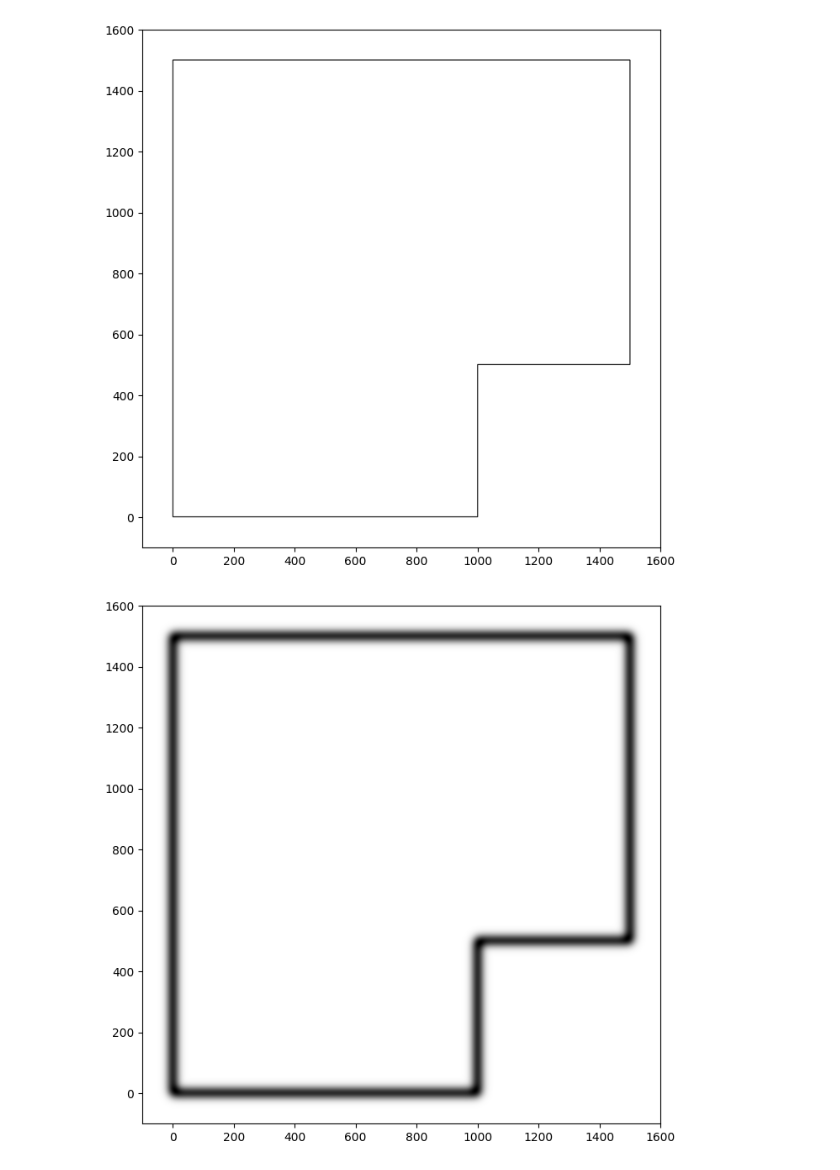
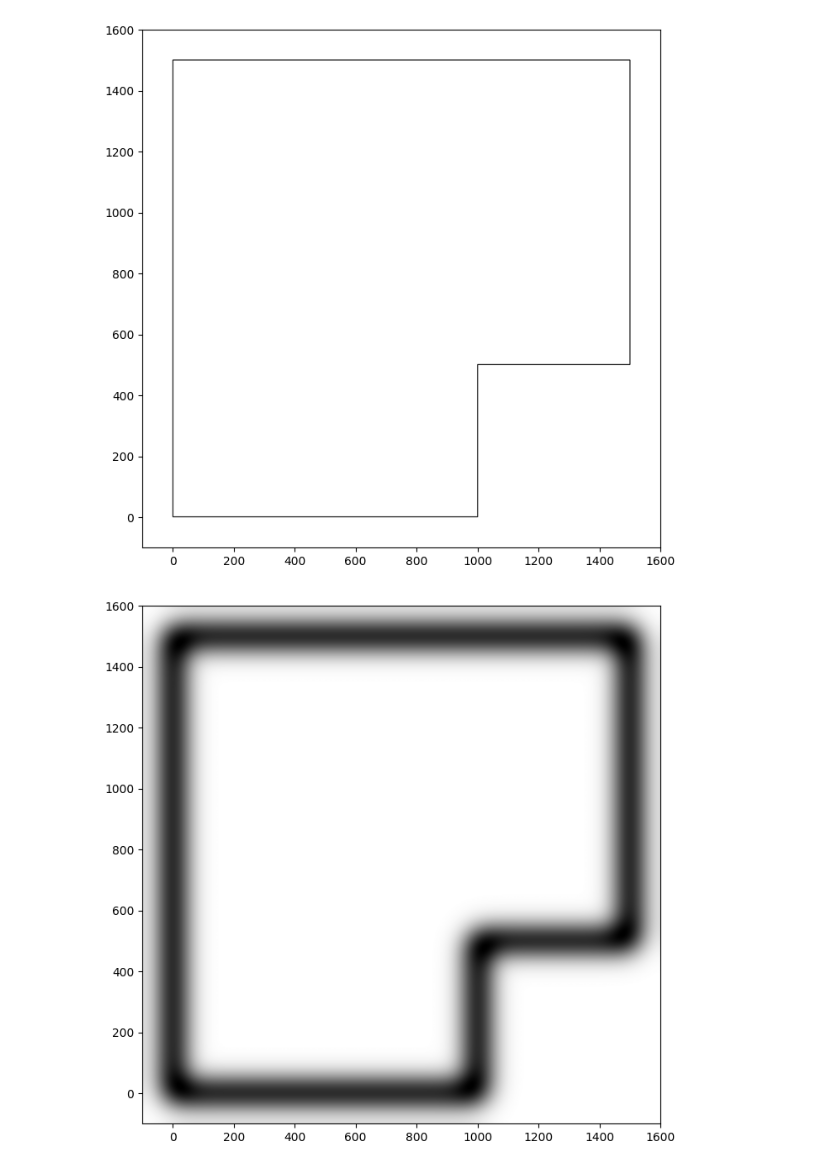
Before and after one commit to PacktPublishing/Learn-Robotics-Programming-3rd-edition, a Jupyter notebook: experiments/boundary_probabilities.ipynb, the cells around one changed output. Drawn from its saved outputs; the diff is of its cells as text; code cells hidden in the pictures.

```diff
--- a/experiments/boundary_probabilities.ipynb
+++ b/experiments/boundary_probabilities.ipynb
@@ -11,13 +12,14 @@ low_probability = 10 ** -10
 # Ranges for world x and y coordinates, indexed by map coordinates
 map_frame = arena.MapFrame(100)
 # %%
-def plot_map(map_data):
+def plot_map(map_data, axs=plt):
     plt.figure(figsize=(8, 8))
     plt.imshow(
         map_data,
         cmap='gray_r',
         origin='lower',
-        extent=[map_frame.w_left, map_frame.w_right, map_frame.w_bottom, map_frame.w_top]
+        extent=[map_frame.w_left, map_frame.w_right, map_frame.w_bottom, map_frame.w_top],
+        aspect='equal'
     )
 # %%
 walls_map = np.zeros((map_frame.height, map_frame.width), dtype=np.float32)
@@ -29,8 +31,8 @@ plot_map(walls_map)
 # %% [output]
 [figure]
 # %%
-distance_map = cv2.GaussianBlur(walls_map, (0, 0), 15)
+distance_map = cv2.GaussianBlur(walls_map, (0, 0), 45)
 plot_map(distance_map)
 # %% [output]
-[figure, old version]
+[figure, new version]
 # %%
```
Also changed, not shown: parts of 14 cells of this notebook, 8 other files.
